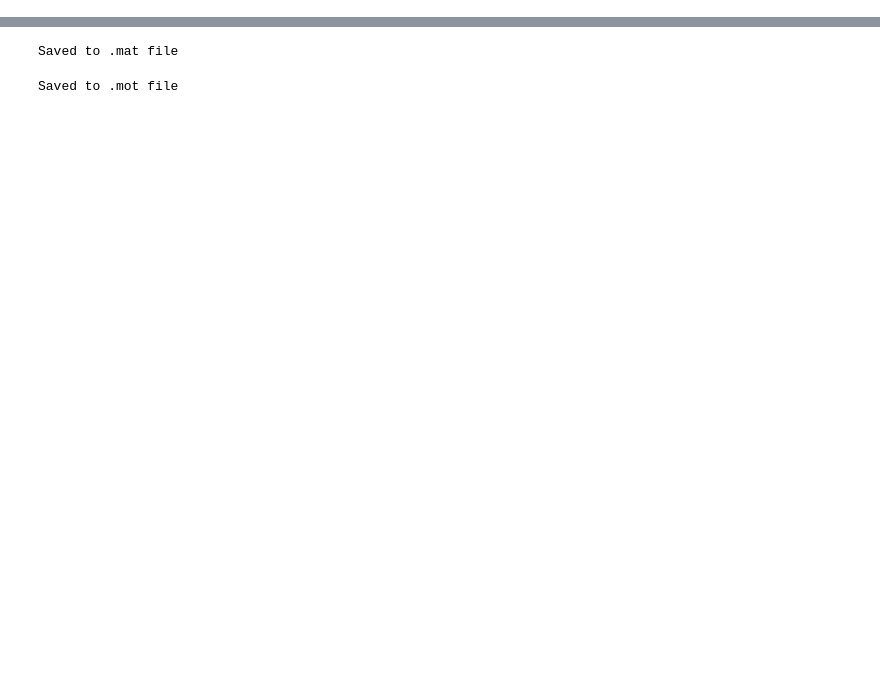
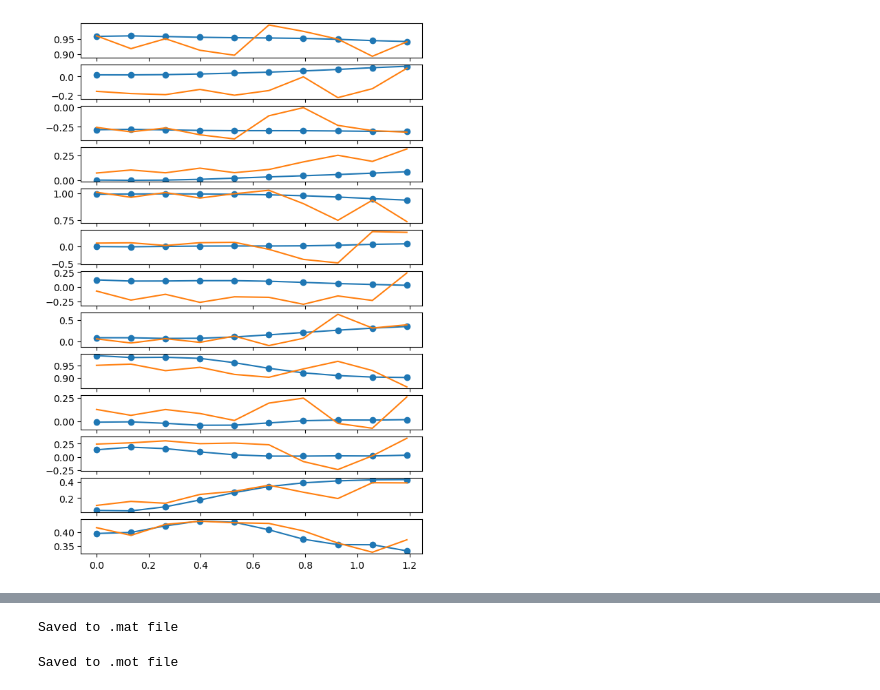
Before and after one commit to zoufaond/Exoskelet_matlab, a Jupyter notebook: Shoulder_Chadwick/python_opt/opt_control_quat_u0st.ipynb, the cells around one changed output, grey strips where cells are left out. Saved outputs shown, nothing was run; the diff lists cells and outputs as text; code cells hidden in the pictures; blank space fills up the shorter version.

```diff
--- a/Shoulder_Chadwick/python_opt/opt_control_quat_u0st.ipynb
+++ b/Shoulder_Chadwick/python_opt/opt_control_quat_u0st.ipynb
@@ -126 +128,7 @@ EXIT: Optimal Solution Found.
+# %%
+reload (tr);
+import matplotlib.pyplot as plt
+tr.plot_results(solution,traj,time,num_nodes)
+# %% [output]
+[figure, added]
 # %%
```
Also changed, not shown: parts of 12 cells of this notebook, 2 other files.
